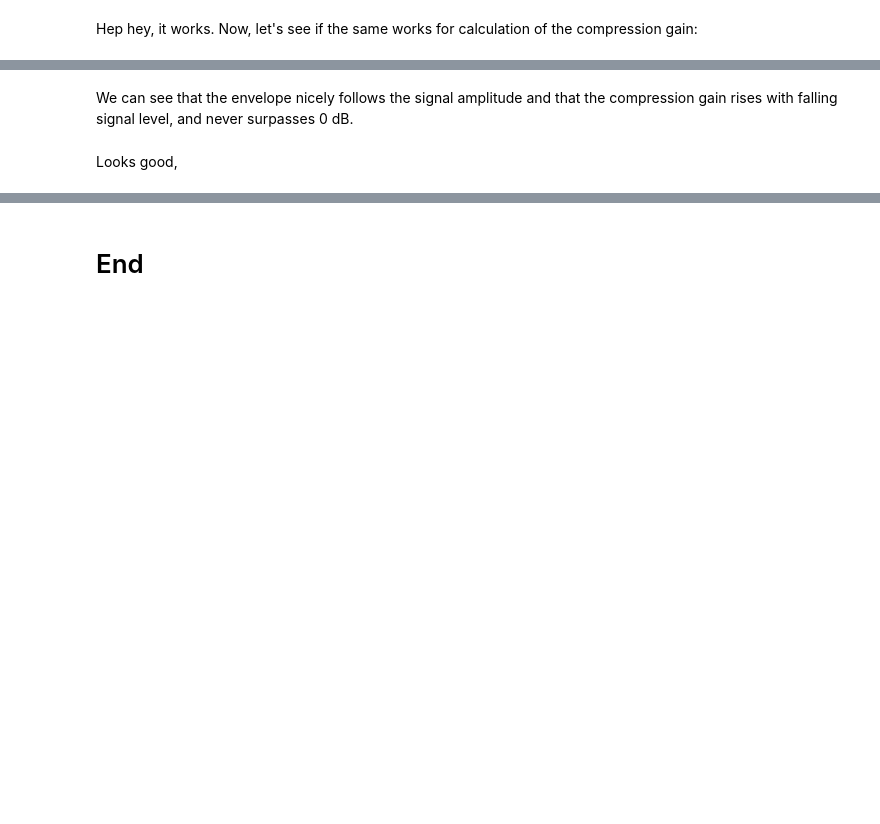
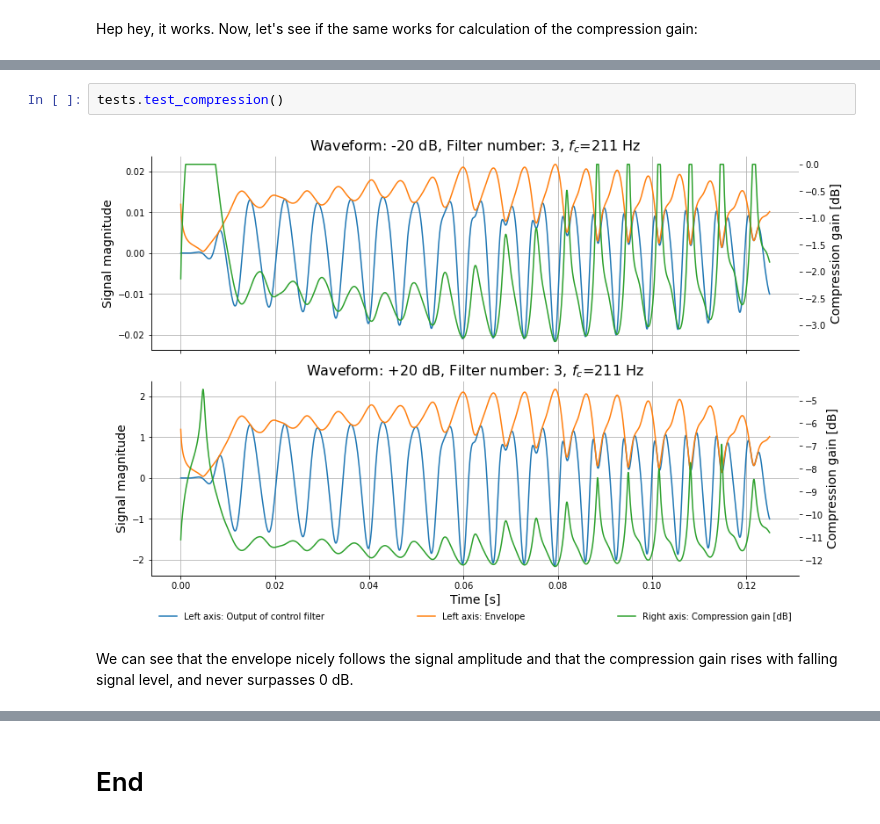
Before and after one commit to wrubino/deep-learning-2021-final-project, a Jupyter notebook: main.ipynb, the cells around one changed output, grey strips where cells are left out. Cells and saved outputs as stored; diff of their text form; blank space fills up the shorter version.

```diff
--- a/main.ipynb
+++ b/main.ipynb
@@ -573,4 +574,6 @@ Hep hey, it works. Now, let's see if the same works for calculation of the compr
+# %%
+tests.test_compression()
+# %% [output]
+[figure, added]
 # %% [markdown]
 We can see that the envelope nicely follows the signal amplitude and that the compression gain rises with falling signal level, and never surpasses 0 dB.
-# %% [markdown]
-Looks good,
```
Also changed, not shown: parts of 25 cells of this notebook, 5 other files.
